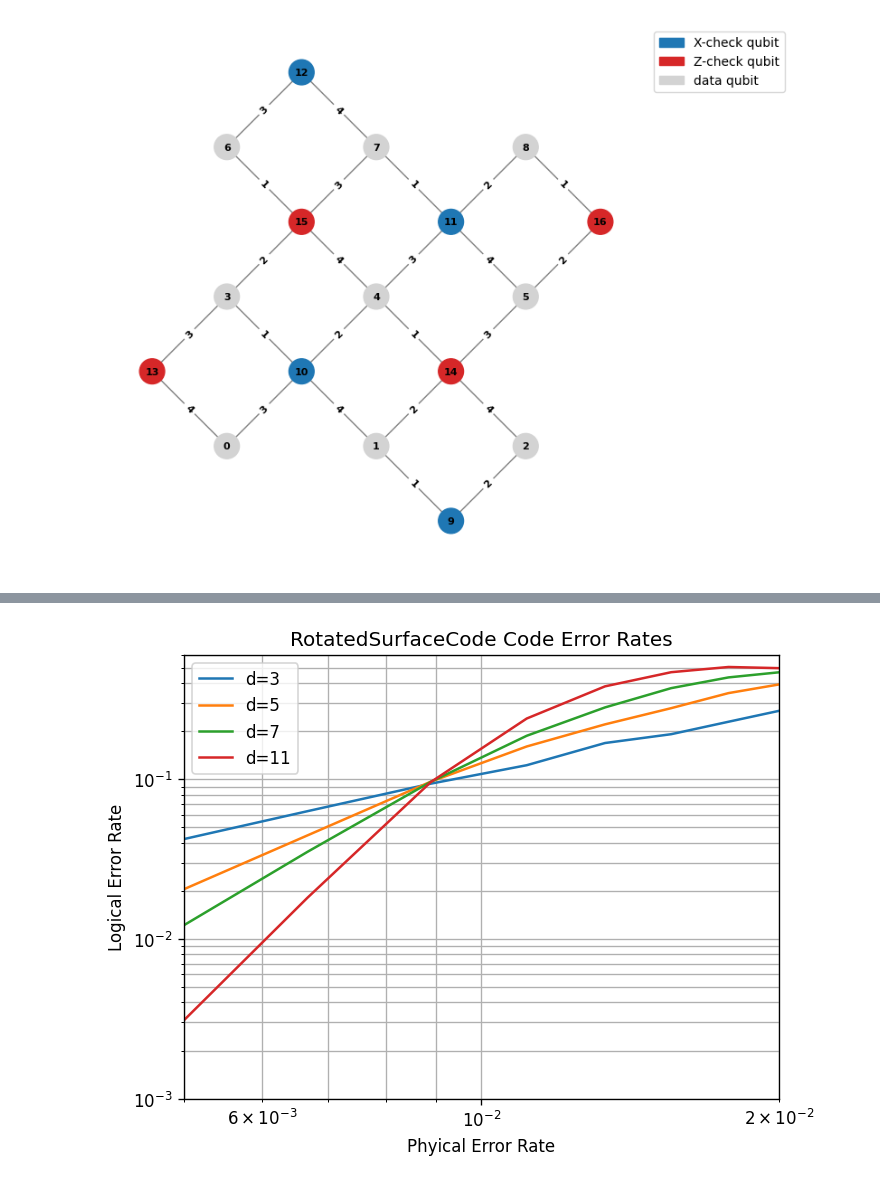
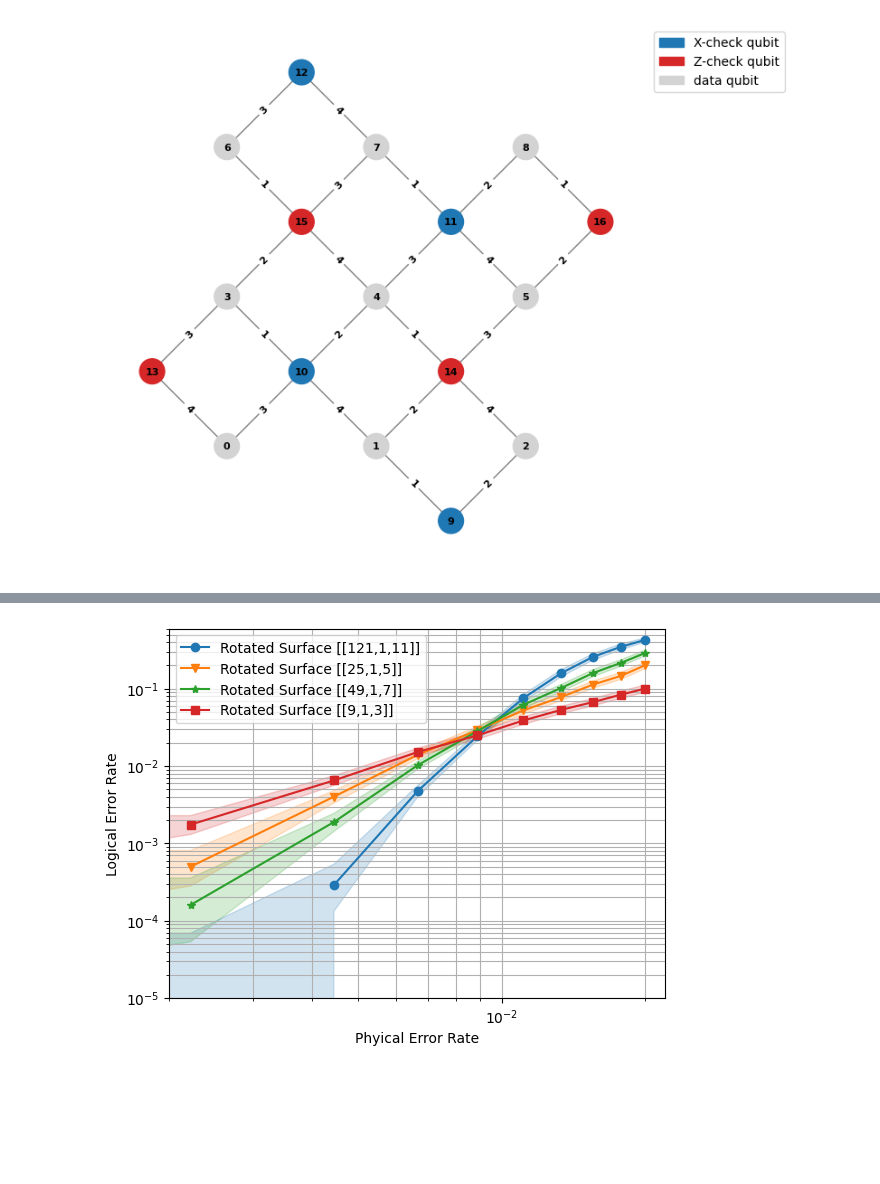
Before and after one commit to adelshb/graphqec, a Jupyter notebook: notebooks/rotated_surface_code.ipynb, the cells around one changed output, grey strips where cells are left out. Drawn from its saved outputs; the diff is of its cells as text; code cells hidden in the pictures; blank space fills up the shorter version.

```diff
--- a/notebooks/rotated_surface_code.ipynb
+++ b/notebooks/rotated_surface_code.ipynb
@@ -58,19 +57,26 @@ q16: -RX-DEPOLARIZE1(0.01)------------------------------------------------------
 # %%
 th = ThresholdLAB(
-    distances= [3, 5, 7, 11],
-    code=RotatedSurfaceCode,
-    error_rates= np.linspace(0, 0.02, 10)
+    configurations = [{"distance": d} for d in [3, 5, 7, 11]],
+    code = RotatedSurfaceCode,
+    error_rates = np.linspace(0, 0.02, 10),
+    decoder='pymatching'
+
 )
 
-th.collect_stats(num_shots=10**4, logic_check="Z")
+th.collect_stats(
+    num_workers = 4,
+    max_shots = 10**5,
+    max_errors= 1000,
+    logic_check="Z"
+)
 
 th.plot_stats(
-    x_min = 5e-3,
-    x_max = 2e-2,
-    y_min = 1e-3,
+    x_min = 2e-3,
+    x_max = 2.2e-2,
+    y_min = 1e-5,
     y_max = 6e-1
 )
 # %% [output]
-[figure, old version]
+[figure, new version]
 # %%
 th = ThresholdLAB(
```
Also changed, not shown: parts of 3 cells of this notebook, 7 other files.
